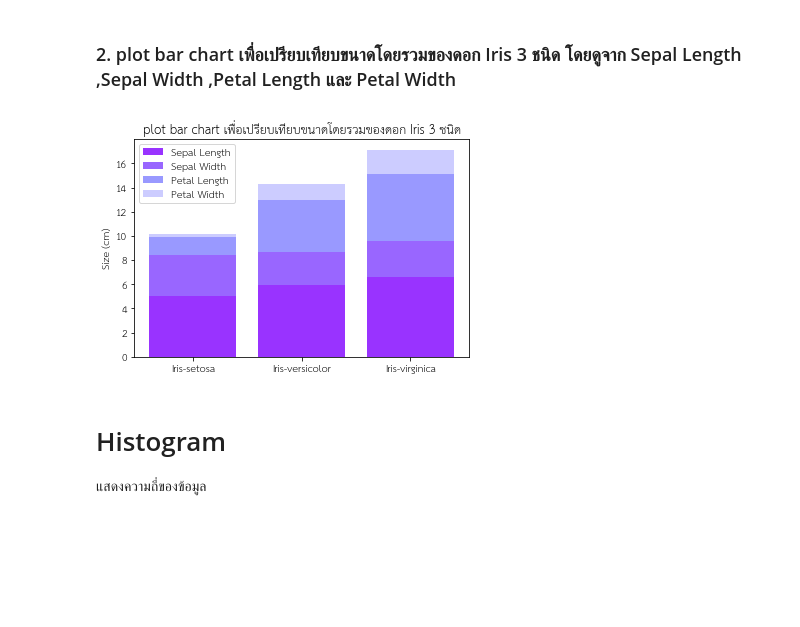
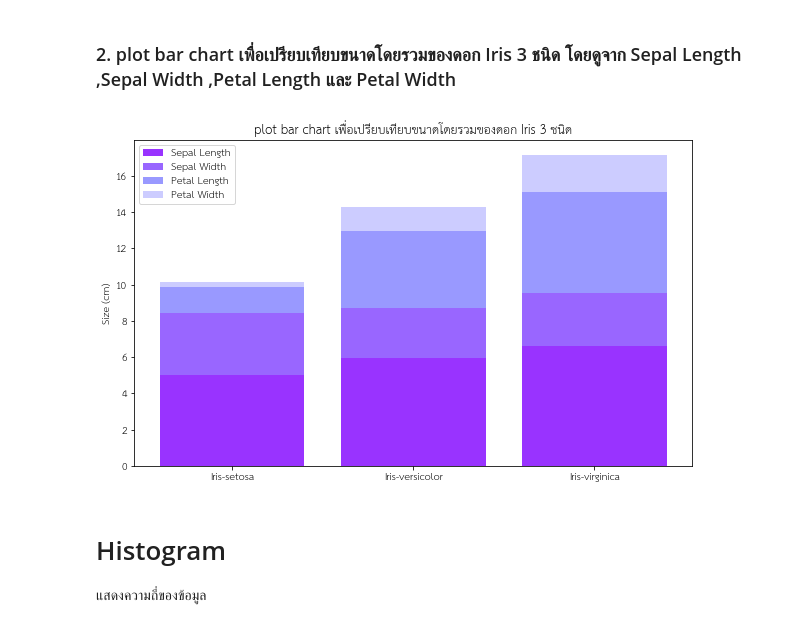
Before and after one commit to Athitiya00/data_viz_2022, a Jupyter notebook: DataViz04_Data_Comparison.ipynb, the cells around one changed output. Cells and saved outputs as stored; diff of their text form; code cells hidden in the pictures; blank space fills up the shorter version.

```diff
--- a/DataViz04_Data_Comparison.ipynb
+++ b/DataViz04_Data_Comparison.ipynb
@@ -264,17 +264,20 @@ plt.legend();
 # %% [markdown]
 ### 2. plot bar chart เพื่อเปรียบเทียบขนาดโดยรวมของดอก Iris 3 ชนิด โดยดูจาก Sepal Length ,Sepal Width ,Petal Length และ Petal Width
 # %%
+plt.figure(figsize=[10,6]) #กำหนดขนาดของรูปในแนวตั้งและแนวนอน
+width = 0.2
+
 plt.bar([1,2,3],sample_data['SepalLength'],color='#9933FF',label='Sepal Length')
 plt.bar([1,2,3],sample_data['SepalWidth'],bottom = sample_data['SepalLength'],color='#9966FF',label='Sepal Width')
 plt.bar([1,2,3],sample_data['PetalLength'],bottom = sample_data['SepalLength']+ sample_data['SepalWidth'],color='#9999FF',label='Petal Length') #ดอกที่ 2 versicolor
 plt.bar([1,2,3],sample_data['PetalWidth'],bottom = sample_data['PetalLength'] + sample_data['SepalLength'] + sample_data['SepalWidth'],color='#CCCCFF',label='Petal Width')
 
 plt.title('plot bar chart เพื่อเปรียบเทียบขนาดโดยรวมของดอก Iris 3 ชนิด');
 plt.ylabel('Size (cm)')
 plt.xticks([1,2,3],sample_data.reset_index()['Name'])
 plt.legend();
 # %% [output]
-[figure, old version]
+[figure, new version]
 # %% [markdown]
 # Histogram
 
```
